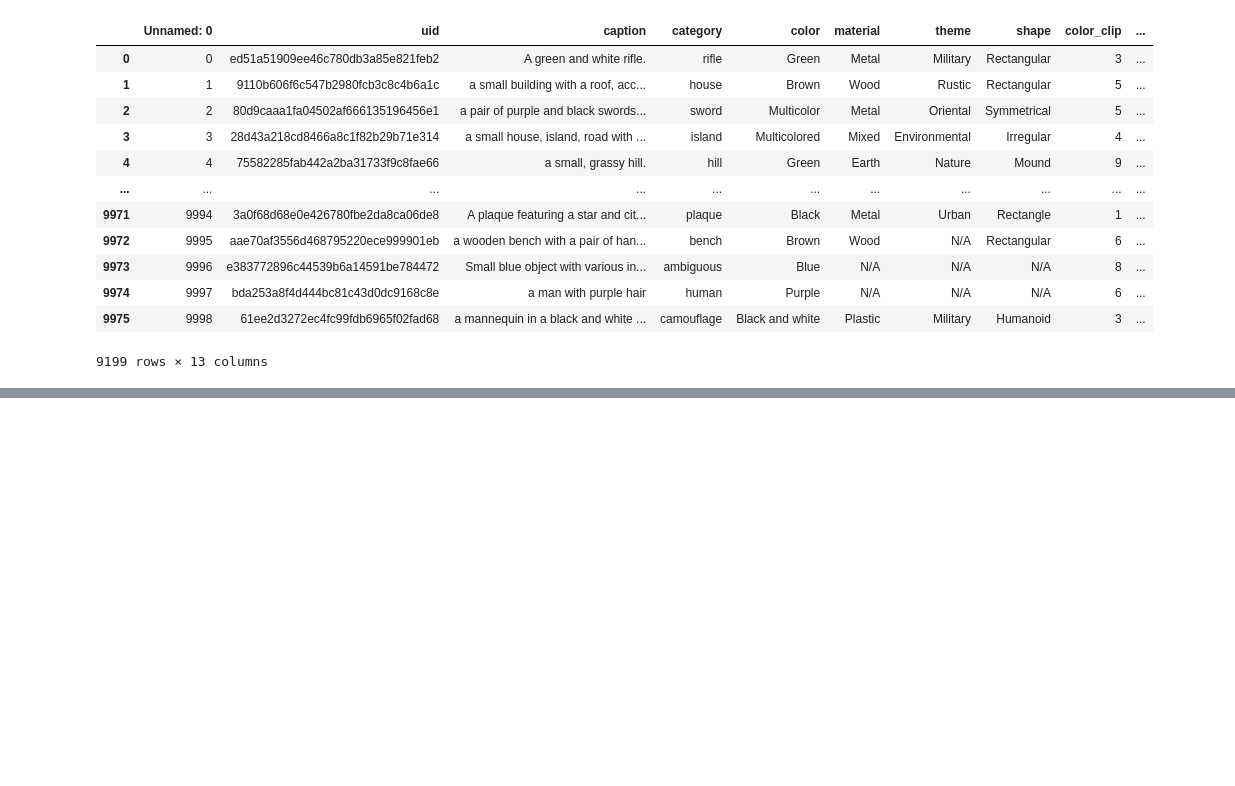
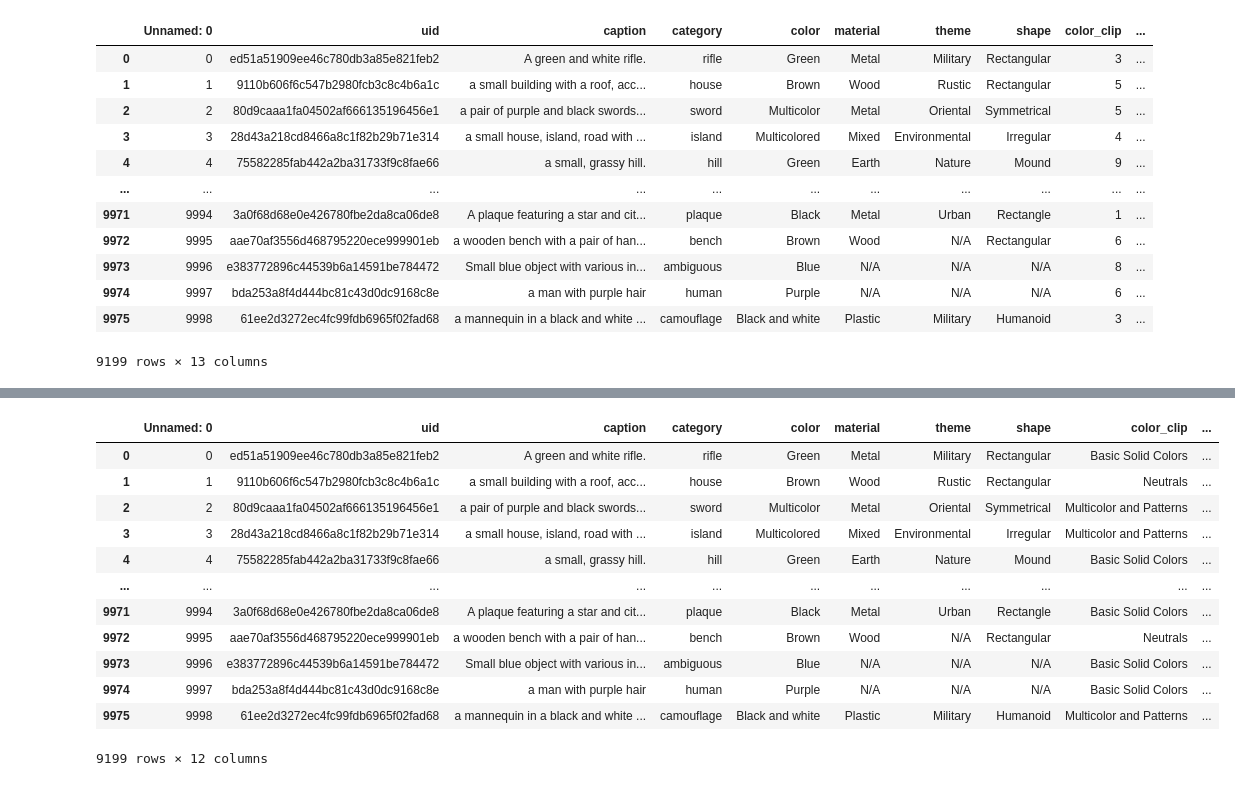
Before and after one commit to kpstern/Cogs181_Sp24, a Jupyter notebook: COGS181_project.ipynb, the cells around one changed output, grey strips where cells are left out. Drawn from its saved outputs; the diff is of its cells as text; code cells hidden in the pictures; blank space fills up the shorter version.

```diff
--- a/COGS181_project.ipynb
+++ b/COGS181_project.ipynb
@@ -248,0 +281,31 @@ dtype: float64
+# %%
+shape_theme_material_color = {
+    'shape': ['Geometric Shapes', 'Representational Forms', 'Organic Shapes', 'Abstract & Conceptual', 'Functional Objects'],
+    'theme': ['Cultural-Historical', 'Style-Genre', 'Functional-Practical', 'Natural-Environmental', 'Abstract-Fantastical'],
+    'material': ['Natural Materials', 'Synthetic Materials', 'Metals', 'Minerals & Stones', 'Composite & Mixed Materials'],
+    'color': ['Basic Solid Colors', 'Metallics', 'Neutrals', 'Multicolor and Patterns', 'Combinations and Dual Tones']
+}
+
+stmc = create_feature_dict(shape_theme_material_color)
+
+
+cap3D3 = cap3D.assign(color_clip = cap3D['color'].apply(lambda x: stmc['color'][x]),
+                      material_clip = cap3D['material'].apply(lambda x: stmc['material'][x]),
+                      theme_clip = cap3D['theme'].apply(lambda x: stmc['theme'][x]),
+                      shape_clip = cap3D['shape'].apply(lambda x: stmc['shape'][x]))
+
+cap3D3
+# %% [output]
+|  | Unnamed: 0 | uid | caption | category | color | material | theme | shape | color_clip | ... |
+| 0 | 0 | ed51a51909ee46c780db3a85e821feb2 | A green and white rifle. | rifle | Green | Metal | Military | Rectangular | Basic Solid Colors | ... |
+| 1 | 1 | 9110b606f6c547b2980fcb3c8c4b6a1c | a small building with a roof, acc... | house | Brown | Wood | Rustic | Rectangular | Neutrals | ... |
+| 2 | 2 | 80d9caaa1fa04502af666135196456e1 | a pair of purple and black swords... | sword | Multicolor | Metal | Oriental | Symmetrical | Multicolor and Patterns | ... |
+| 3 | 3 | 28d43a218cd8466a8c1f82b29b71e314 | a small house, island, road with ... | island | Multicolored | Mixed | Environmental | Irregular | Multicolor and Patterns | ... |
+| 4 | 4 | 75582285fab442a2ba31733f9c8fae66 | a small, grassy hill. | hill | Green | Earth | Nature | Mound | Basic Solid Colors | ... |
+| ... | ... | ... | ... | ... | ... | ... | ... | ... | ... | ... |
+| 9971 | 9994 | 3a0f68d68e0e426780fbe2da8ca06de8 | A plaque featuring a star and cit... | plaque | Black | Metal | Urban | Rectangle | Basic Solid Colors | ... |
+| 9972 | 9995 | aae70af3556d468795220ece999901eb | a wooden bench with a pair of han... | bench | Brown | Wood | N/A | Rectangular | Neutrals | ... |
+| 9973 | 9996 | e383772896c44539b6a14591be784472 | Small blue object with various in... | ambiguous | Blue | N/A | N/A | N/A | Basic Solid Colors | ... |
+| 9974 | 9997 | bda253a8f4d444bc81c43d0dc9168c8e | a man with purple hair | human | Purple | N/A | N/A | N/A | Basic Solid Colors | ... |
+| 9975 | 9998 | 61ee2d3272ec4fc99fdb6965f02fad68 | a mannequin in a black and white ... | camouflage | Black and white | Plastic | Military | Humanoid | Multicolor and Patterns | ... |
+9199 rows × 12 columns
```
Also changed, not shown: parts of 14 cells of this notebook.
